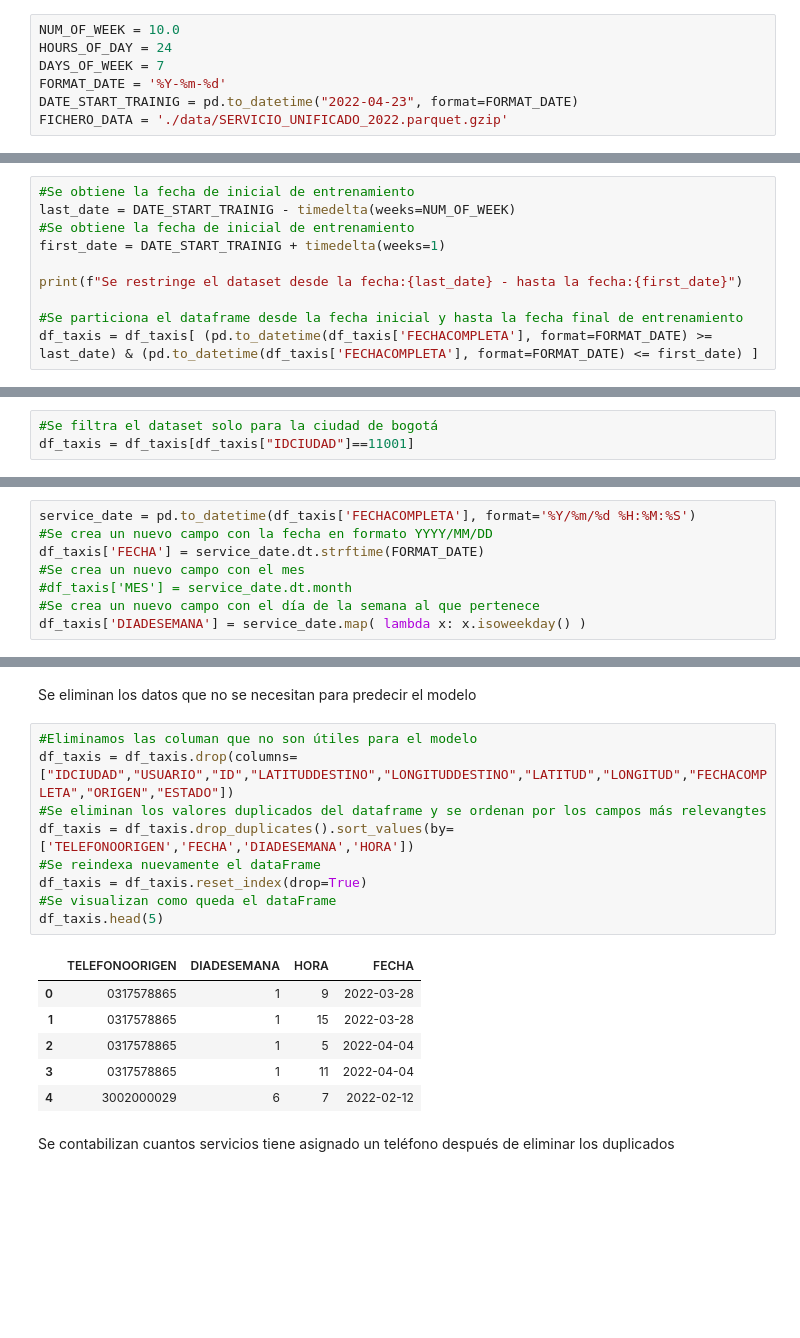
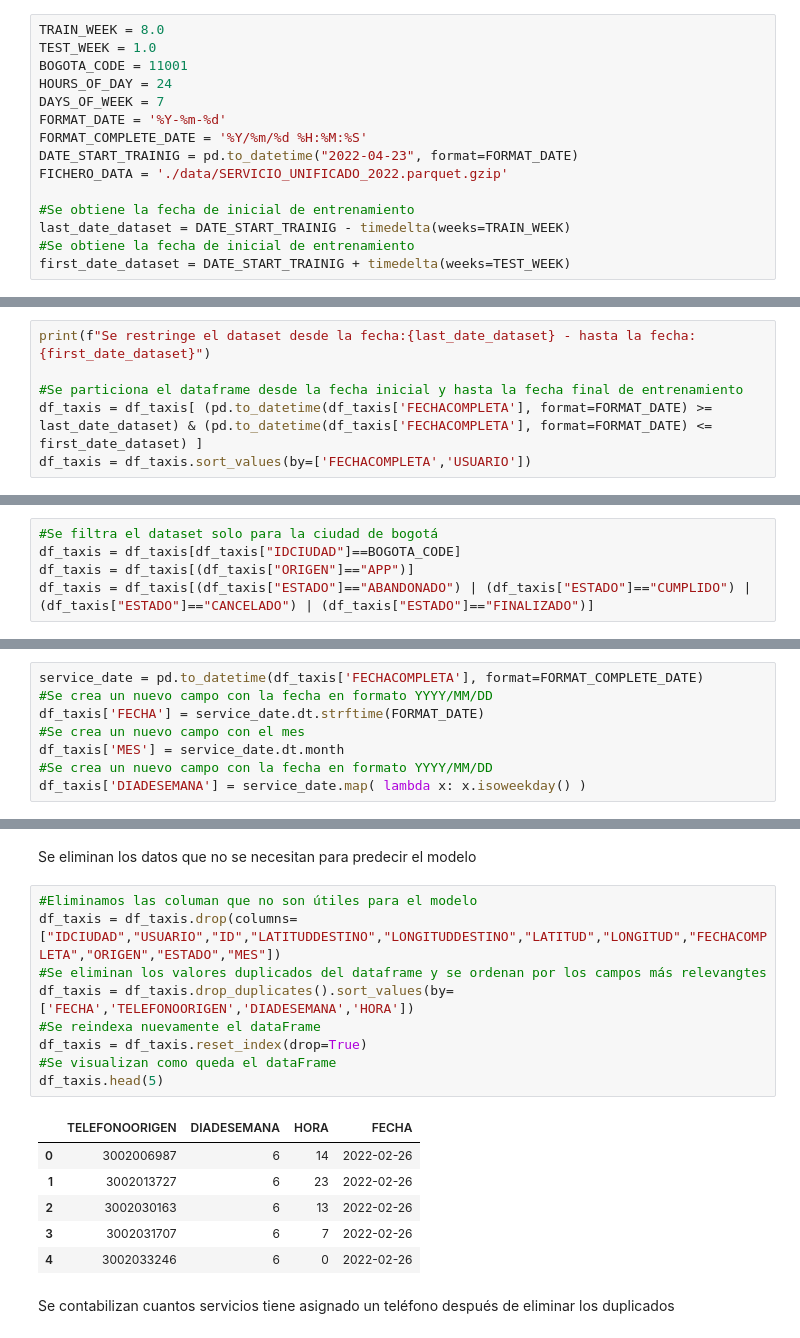
Before and after one commit to josedelarosa82/taxi-prediction-model, a Jupyter notebook: Proyecto_predicción_servicio_taxi_consolidado.ipynb, the cells around one changed output, grey strips where cells are left out. Cells and saved outputs as stored; diff of their text form; blank space fills up the shorter version.

```diff
--- a/Proyecto_predicción_servicio_taxi_consolidado.ipynb
+++ b/Proyecto_predicción_servicio_taxi_consolidado.ipynb
@@ -80,12 +84,20 @@ from sklearn.metrics import roc_curve, auc
 # %% [markdown]
 Definición de parámetros iniciales
 # %%
-NUM_OF_WEEK = 10.0
+TRAIN_WEEK = 8.0
+TEST_WEEK = 1.0
+BOGOTA_CODE = 11001
 HOURS_OF_DAY = 24
 DAYS_OF_WEEK = 7
 FORMAT_DATE = '%Y-%m-%d'
+FORMAT_COMPLETE_DATE = '%Y/%m/%d %H:%M:%S'
 DATE_START_TRAINIG = pd.to_datetime("2022-04-23", format=FORMAT_DATE)
 FICHERO_DATA = './data/SERVICIO_UNIFICADO_2022.parquet.gzip'
+
+#Se obtiene la fecha de inicial de entrenamiento
+last_date_dataset = DATE_START_TRAINIG - timedelta(weeks=TRAIN_WEEK)
+#Se obtiene la fecha de inicial de entrenamiento
+first_date_dataset = DATE_START_TRAINIG + timedelta(weeks=TEST_WEEK)
 # %% [markdown]
 Se cargan los datos en el dataFrame
 # %%
@@ -98,13 +110,9 @@ Datos cargados correctamente
 # %% [markdown]
 Se filtra el dataset con los valores a utilizar en las pruebas del modelo 8 semanas anteriores y una semana después
 # %%
-#Se obtiene la fecha de inicial de entrenamiento
-last_date = DATE_START_TRAINIG - timedelta(weeks=NUM_OF_WEEK)
-#Se obtiene la fecha de inicial de entrenamiento
-first_date = DATE_START_TRAINIG + timedelta(weeks=1)
-
-print(f"Se restringe el dataset desde la fecha:{last_date} - hasta la fecha:{first_date}")
+print(f"Se restringe el dataset desde la fecha:{last_date_dataset} - hasta la fecha:{first_date_dataset}")
 
 #Se particiona el dataframe desde la fecha inicial y hasta la fecha final de entrenamiento
-df_taxis = df_taxis[ (pd.to_datetime(df_taxis['FECHACOMPLETA'], format=FORMAT_DATE) >= last_date) & (pd.to_datetime(df_taxis['FECHACOMPLETA'], format=FORMAT_DATE) <= first_date) ]
+df_taxis = df_taxis[ (pd.to_datetime(df_taxis['FECHACOMPLETA'], format=FORMAT_DATE) >= last_date_dataset) & (pd.to_datetime(df_taxis['FECHACOMPLETA'], format=FORMAT_DATE) <= first_date_dataset) ]
+df_taxis = df_taxis.sort_values(by=['FECHACOMPLETA','USUARIO'])
 # %% [output]
@@ -138,3 +190,5 @@ Se limitan los datos a la ciudad de bogotá
 # %%
 #Se filtra el dataset solo para la ciudad de bogotá
-df_taxis = df_taxis[df_taxis["IDCIUDAD"]==11001]
+df_taxis = df_taxis[df_taxis["IDCIUDAD"]==BOGOTA_CODE]
+df_taxis = df_taxis[(df_taxis["ORIGEN"]=="APP")]
+df_taxis = df_taxis[(df_taxis["ESTADO"]=="ABANDONADO") | (df_taxis["ESTADO"]=="CUMPLIDO") | (df_taxis["ESTADO"]=="CANCELADO") | (df_taxis["ESTADO"]=="FINALIZADO")]
@@ -190,10 +215,10 @@ memory usage: 321.3+ MB
 # %% [markdown]
 Se crean los campos de fecha sin la hora y el día de la semana
 # %%
-service_date = pd.to_datetime(df_taxis['FECHACOMPLETA'], format='%Y/%m/%d %H:%M:%S')
+service_date = pd.to_datetime(df_taxis['FECHACOMPLETA'], format=FORMAT_COMPLETE_DATE)
 #Se crea un nuevo campo con la fecha en formato YYYY/MM/DD
 df_taxis['FECHA'] = service_date.dt.strftime(FORMAT_DATE)
 #Se crea un nuevo campo con el mes
-#df_taxis['MES'] = service_date.dt.month
-#Se crea un nuevo campo con el día de la semana al que pertenece
+df_taxis['MES'] = service_date.dt.month
+#Se crea un nuevo campo con la fecha en formato YYYY/MM/DD
 df_taxis['DIADESEMANA'] = service_date.map( lambda x: x.isoweekday() )
@@ -218,20 +241,20 @@ plt.show()
 Se eliminan los datos que no se necesitan para predecir el modelo
 # %%
 #Eliminamos las columan que no son útiles para el modelo
-df_taxis = df_taxis.drop(columns=["IDCIUDAD","USUARIO","ID","LATITUDDESTINO","LONGITUDDESTINO","LATITUD","LONGITUD","FECHACOMPLETA","ORIGEN","ESTADO"])
+df_taxis = df_taxis.drop(columns=["IDCIUDAD","USUARIO","ID","LATITUDDESTINO","LONGITUDDESTINO","LATITUD","LONGITUD","FECHACOMPLETA","ORIGEN","ESTADO","MES"])
 #Se eliminan los valores duplicados del dataframe y se ordenan por los campos más relevangtes
-df_taxis = df_taxis.drop_duplicates().sort_values(by=['TELEFONOORIGEN','FECHA','DIADESEMANA','HORA'])
+df_taxis = df_taxis.drop_duplicates().sort_values(by=['FECHA','TELEFONOORIGEN','DIADESEMANA','HORA'])
 #Se reindexa nuevamente el dataFrame
 df_taxis = df_taxis.reset_index(drop=True)
 #Se visualizan como queda el dataFrame
 df_taxis.head(5)
 # %% [output]
 |  | TELEFONOORIGEN | DIADESEMANA | HORA | FECHA |
-| 0 | 0317578865 | 1 | 9 | 2022-03-28 |
-| 1 | 0317578865 | 1 | 15 | 2022-03-28 |
-| 2 | 0317578865 | 1 | 5 | 2022-04-04 |
-| 3 | 0317578865 | 1 | 11 | 2022-04-04 |
-| 4 | 3002000029 | 6 | 7 | 2022-02-12 |
+| 0 | 3002006987 | 6 | 14 | 2022-02-26 |
+| 1 | 3002013727 | 6 | 23 | 2022-02-26 |
+| 2 | 3002030163 | 6 | 13 | 2022-02-26 |
+| 3 | 3002031707 | 6 | 7 | 2022-02-26 |
+| 4 | 3002033246 | 6 | 0 | 2022-02-26 |
 # %% [markdown]
 Se contabilizan cuantos servicios tiene asignado un teléfono después de eliminar los duplicados
 # %%
```
Also changed, not shown: parts of 51 cells of this notebook.
